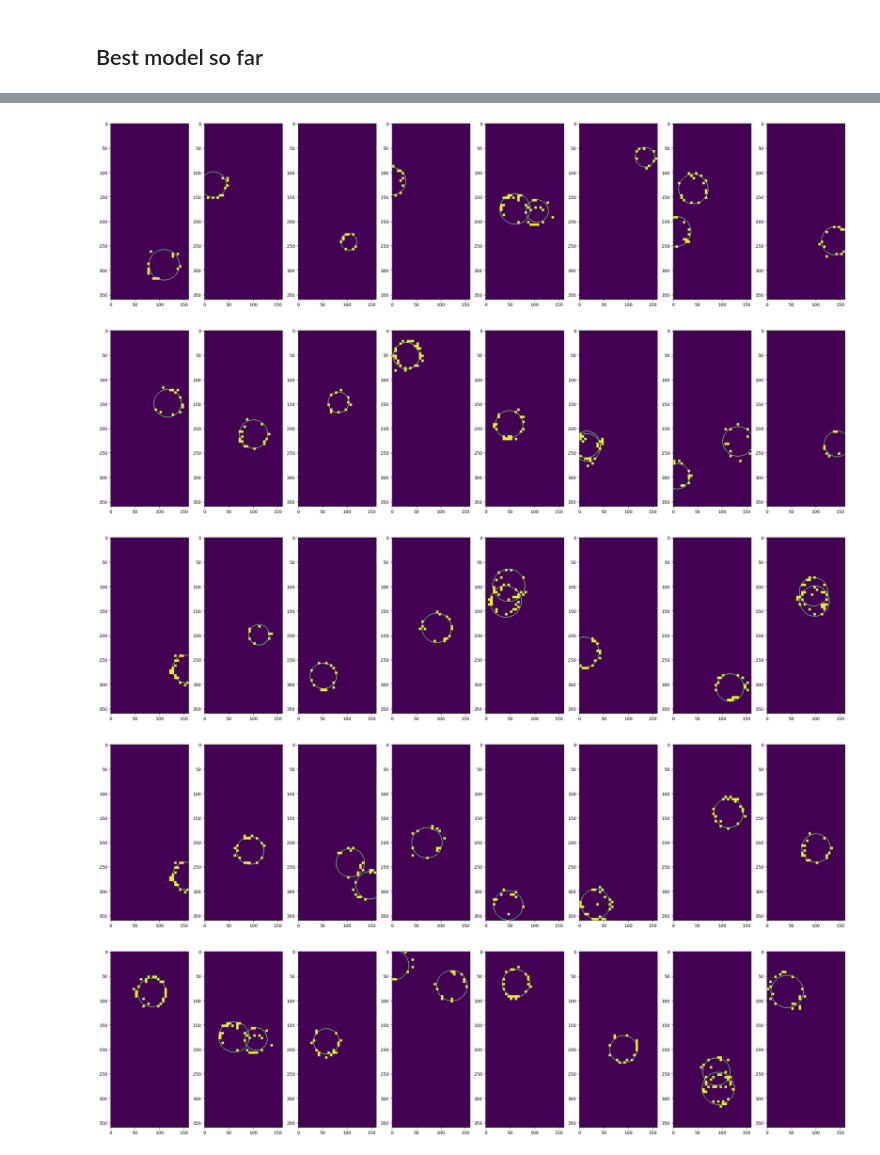
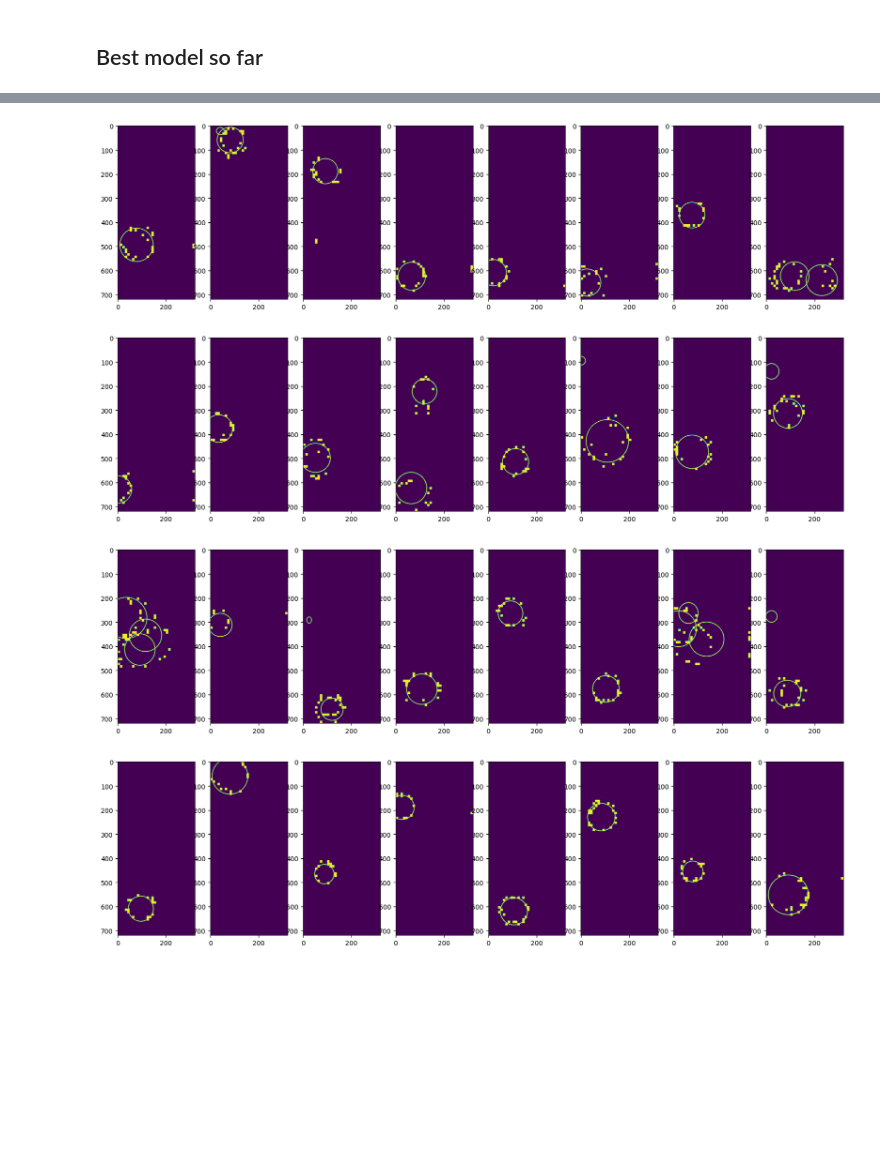
Before and after one commit to borkh/mcbm-ring-reco, a Jupyter notebook: notebooks/real_sim_data.ipynb, the cells around one changed output, grey strips where cells are left out. Drawn from its saved outputs; the diff is of its cells as text; code cells hidden in the pictures; blank space fills up the shorter version.

```diff
--- a/notebooks/real_sim_data.ipynb
+++ b/notebooks/real_sim_data.ipynb
@@ -17,6 +17,6 @@ from train import *
 
 ## ---------------------- load data ----------------------------------------
 ins, os, hpr, rn = (72,32,1), 15, (10, 20), 0.05
-gen = SynthGen(ins, os, hpr, rn)
-X, y = gen.create_dataset(100)
+gen = DataGen(ins, os, hpr, rn)
+X, y, z = gen.create_datasets(100)
 # %% [output]
@@ -24,8 +31,5 @@ Welcome to JupyROOT 6.26/02
 # %% [markdown]
 ## Toymodel with new dimensions (72x32)
 # %%
-for i in range(1):
-    display_data(X, i)
-#    plt.imshow(plot_single_event(displays[i], params[i]))
-#    plt.show()
+display_images(1, 8, X, 1)
 # %% [output]
@@ -77,16 +65,20 @@ To enable them in other operations, rebuild TensorFlow with the appropriate comp
 # %% [markdown]
 ## Best model so far
 # %%
-model = tf.keras.models.load_model("../models/bmsf2.model")
+#model = tf.keras.models.load_model("../models/bmsf2.model")
 #model = tf.keras.models.load_model("../models/checkpoints/generator-202206011001.model")
-#model = tf.keras.models.load_model("../models/checkpoints/200k-202205162223.model")
+model = tf.keras.models.load_model("../models/checkpoints/100k-202206201105.model")
 #model.summary()
 
-model.evaluate(X, y)
+#model.evaluate(X, y)
 
-for i in range(20):
-    show_predict(np.array(hits_true[:200]), model, i)
+#for i in range(20):
+#    show_predict(np.array(hits_true[:200]), model, i)
 #    show_predict(X, model, i)
+pred = model.predict(sim_x)
+
+predictions = np.array([plot_single_event(sim_x[i], pred[i]) for  i in range(sim_x.shape[0])])
+display_images(1, 8, predictions, 5)
 
 from time import time
 t1 = time()
@@ -99,5 +91,4 @@ print("Time for predicting {} events: {} ({}s/event)".format(X.shape[0], tfp, tf
-[figure, old version]
+[figure, new version]
-[figure, old version]
+[figure, new version]
-[figure, old version]
+[figure, new version]
-[figure, old version]
+[figure, new version]
-[figure, removed]
```
Also changed, not shown: parts of 4 cells of this notebook, 8 other files.
